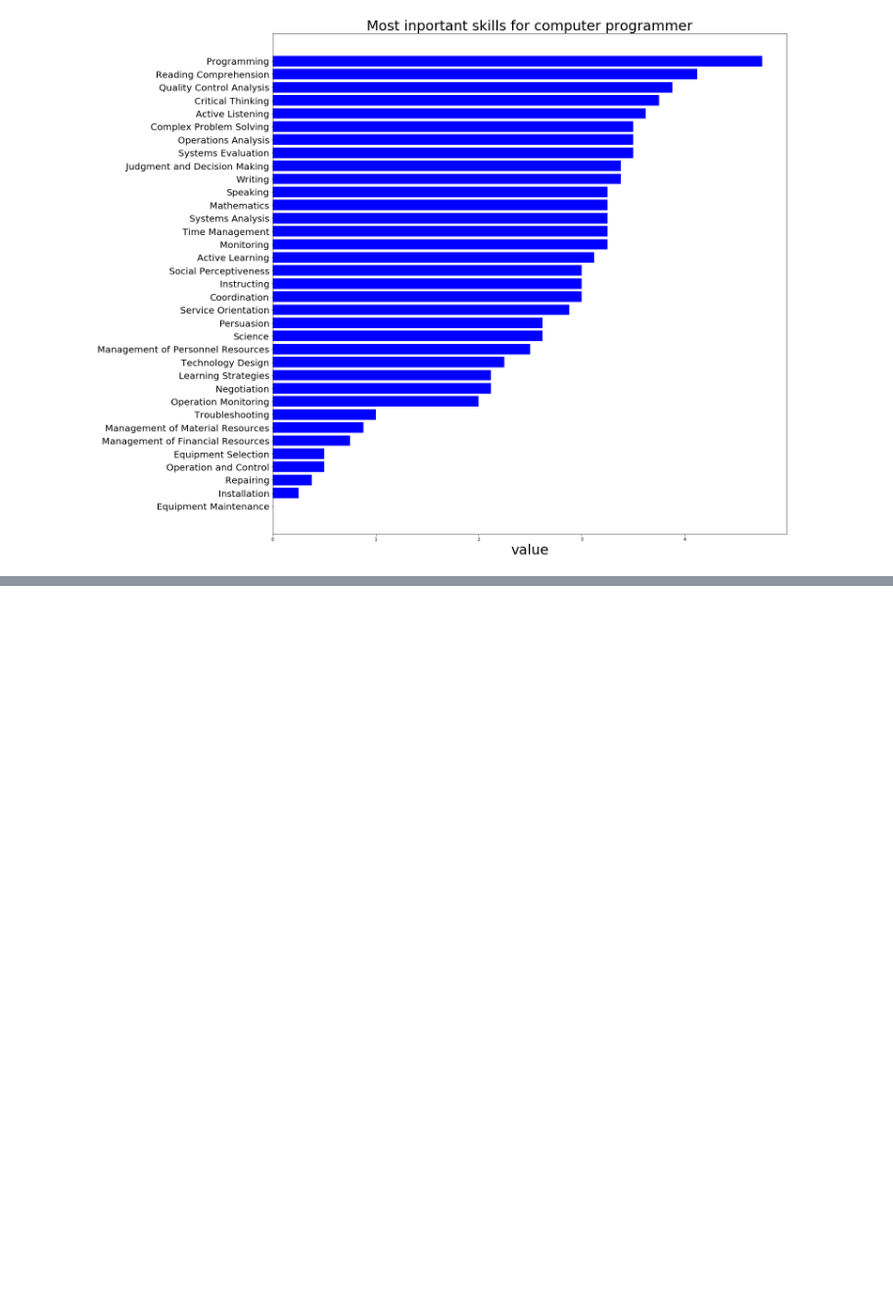
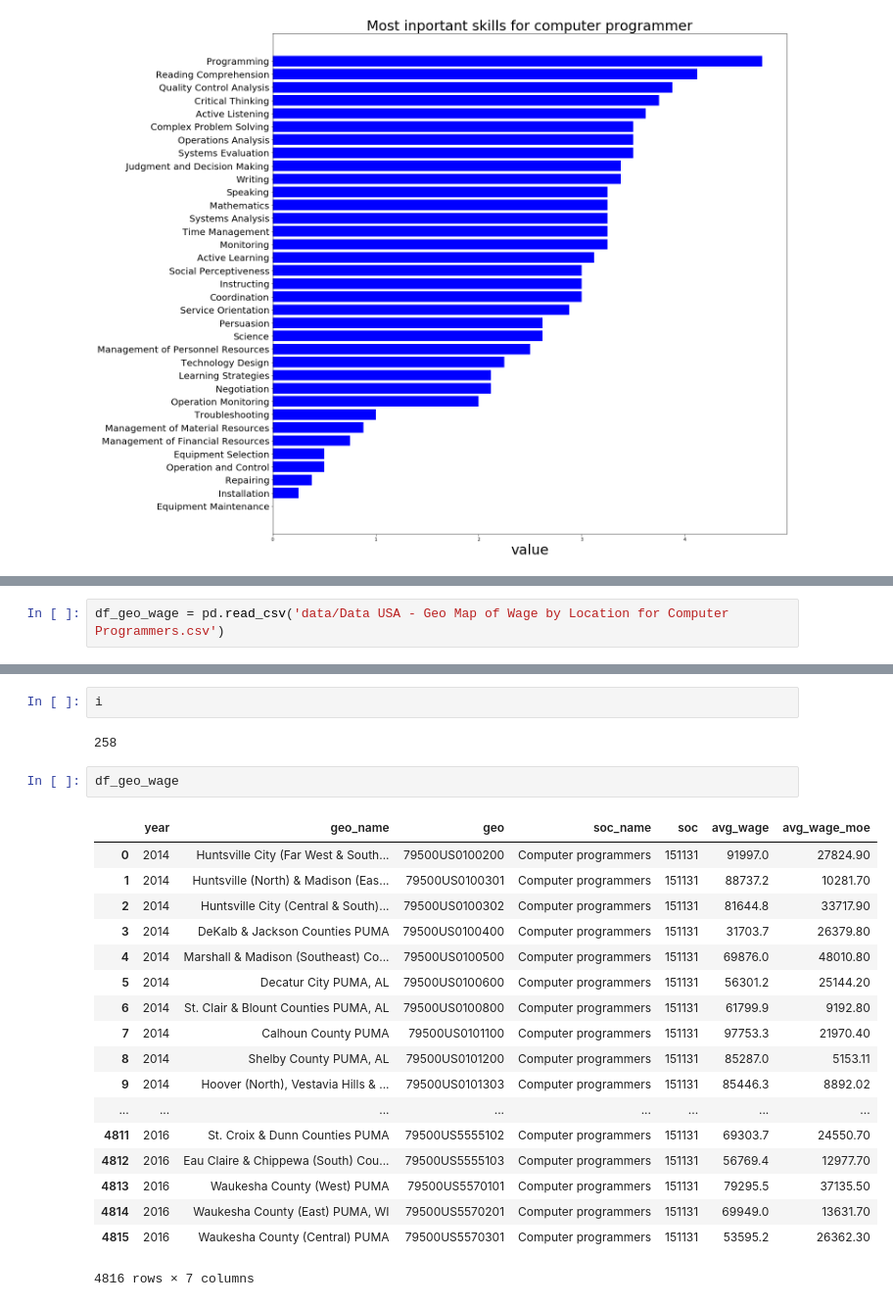
Before and after one commit to ZhihaoMeng/Data-Visulation, a Jupyter notebook: DataExploration/8040_Data Exploration.ipynb, the cells around one changed output, grey strips where cells are left out. Shown at 98% size. Cells and saved outputs as stored; diff of their text form; blank space fills up the shorter version.

```diff
--- a/DataExploration/8040_Data Exploration.ipynb
+++ b/DataExploration/8040_Data Exploration.ipynb
@@ -755,0 +783,2 @@ plt.show()
+# %%
+df_geo_wage = pd.read_csv('data/Data USA - Geo Map of Wage by Location for Computer Programmers.csv')
@@ -755,0 +806,25 @@ plt.show()
+# %%
+i
+# %% [output]
+258
+# %%
+df_geo_wage
+# %% [output]
+|  | year | geo_name | geo | soc_name | soc | avg_wage | avg_wage_moe |
+| 0 | 2014 | Huntsville City (Far West & South... | 79500US0100200 | Computer programmers | 151131 | 91997.0 | 27824.90 |
+| 1 | 2014 | Huntsville (North) & Madison (Eas... | 79500US0100301 | Computer programmers | 151131 | 88737.2 | 10281.70 |
+| 2 | 2014 | Huntsville City (Central & South)... | 79500US0100302 | Computer programmers | 151131 | 81644.8 | 33717.90 |
+| 3 | 2014 | DeKalb & Jackson Counties PUMA | 79500US0100400 | Computer programmers | 151131 | 31703.7 | 26379.80 |
+| 4 | 2014 | Marshall & Madison (Southeast) Co... | 79500US0100500 | Computer programmers | 151131 | 69876.0 | 48010.80 |
+| 5 | 2014 | Decatur City PUMA, AL | 79500US0100600 | Computer programmers | 151131 | 56301.2 | 25144.20 |
+| 6 | 2014 | St. Clair & Blount Counties PUMA, AL | 79500US0100800 | Computer programmers | 151131 | 61799.9 | 9192.80 |
+| 7 | 2014 | Calhoun County PUMA | 79500US0101100 | Computer programmers | 151131 | 97753.3 | 21970.40 |
+| 8 | 2014 | Shelby County PUMA, AL | 79500US0101200 | Computer programmers | 151131 | 85287.0 | 5153.11 |
+| 9 | 2014 | Hoover (North), Vestavia Hills & ... | 79500US0101303 | Computer programmers | 151131 | 85446.3 | 8892.02 |
+| ... | ... | ... | ... | ... | ... | ... | ... |
+| 4811 | 2016 | St. Croix & Dunn Counties PUMA | 79500US5555102 | Computer programmers | 151131 | 69303.7 | 24550.70 |
+| 4812 | 2016 | Eau Claire & Chippewa (South) Cou... | 79500US5555103 | Computer programmers | 151131 | 56769.4 | 12977.70 |
+| 4813 | 2016 | Waukesha County (West) PUMA | 79500US5570101 | Computer programmers | 151131 | 79295.5 | 37135.50 |
+| 4814 | 2016 | Waukesha County (East) PUMA, WI | 79500US5570201 | Computer programmers | 151131 | 69949.0 | 13631.70 |
+| 4815 | 2016 | Waukesha County (Central) PUMA | 79500US5570301 | Computer programmers | 151131 | 53595.2 | 26362.30 |
+4816 rows × 7 columns
```
Also changed, not shown: parts of 8 cells of this notebook, 1 other file.
